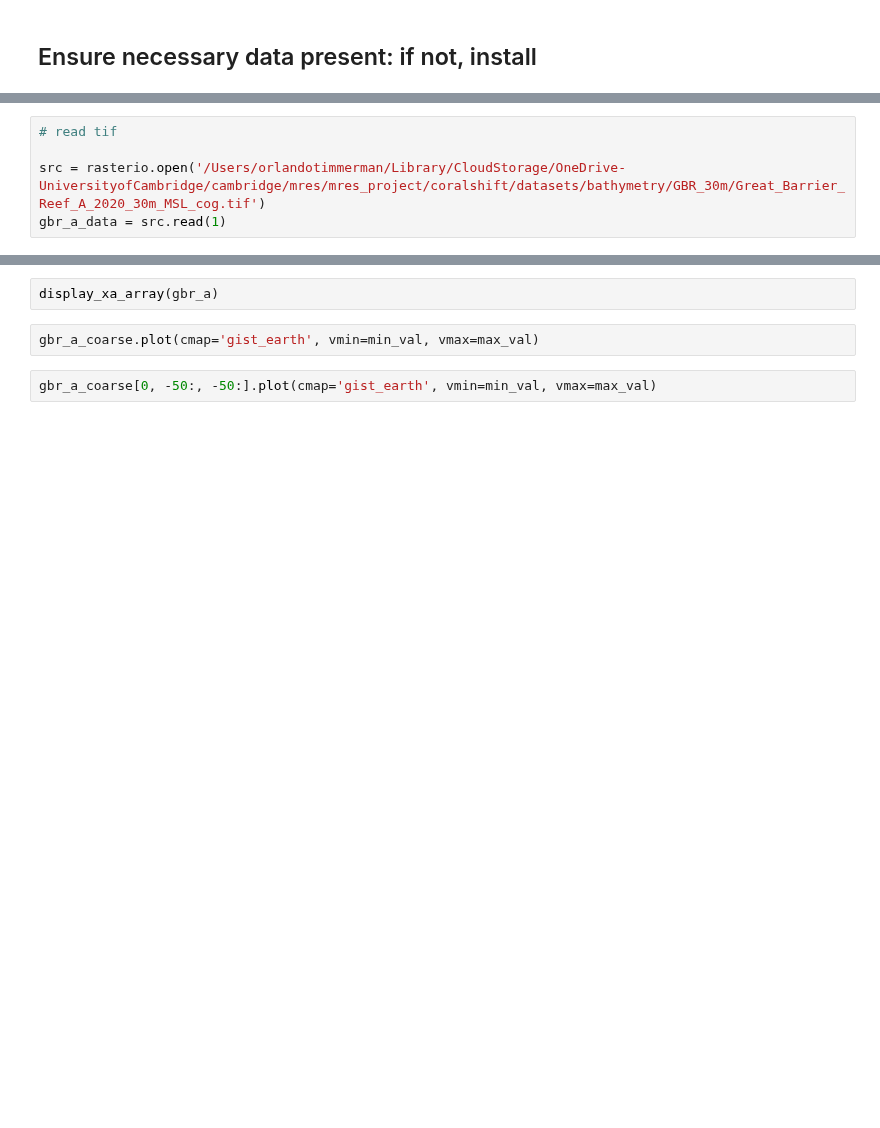
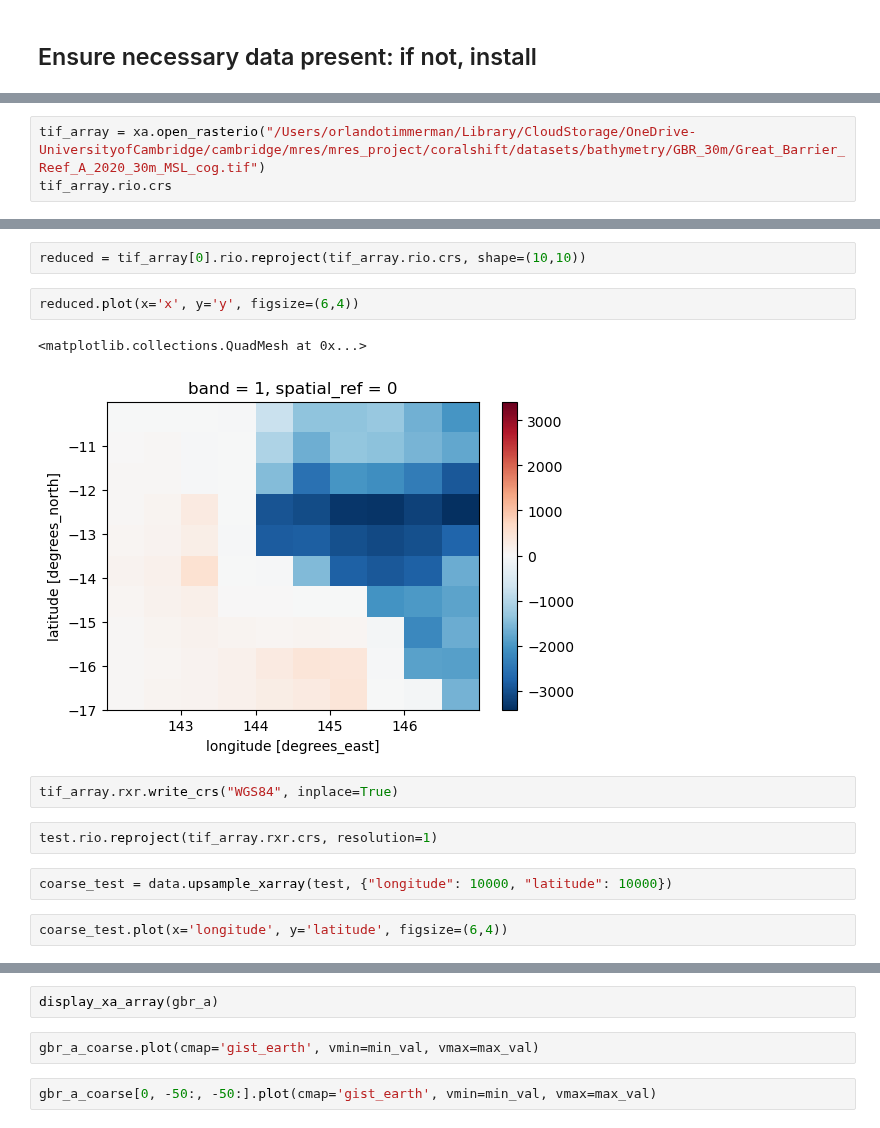
Before and after one commit to orlando-code/coralshift, a Jupyter notebook: notebooks/bathymetry.ipynb, the cells around one changed output, grey strips where cells are left out. Cells and saved outputs as stored; diff of their text form; blank space fills up the shorter version.

```diff
--- a/notebooks/bathymetry.ipynb
+++ b/notebooks/bathymetry.ipynb
@@ -37,5 +70,3 @@ KeyboardInterrupt:
 # %%
-# read tif
-
-src = rasterio.open('/Users/orlandotimmerman/Library/CloudStorage/OneDrive-UniversityofCambridge/cambridge/mres/mres_project/coralshift/datasets/bathymetry/GBR_30m/Great_Barrier_Reef_A_2020_30m_MSL_cog.tif')
-gbr_a_data = src.read(1)
+tif_array = xa.open_rasterio("/Users/orlandotimmerman/Library/CloudStorage/OneDrive-UniversityofCambridge/cambridge/mres/mres_project/coralshift/datasets/bathymetry/GBR_30m/Great_Barrier_Reef_A_2020_30m_MSL_cog.tif")
+tif_array.rio.crs
@@ -52,0 +111,15 @@ type(gbr_a_coarse.coords)
+# %%
+reduced = tif_array[0].rio.reproject(tif_array.rio.crs, shape=(10,10))
+# %%
+reduced.plot(x='x', y='y', figsize=(6,4))
+# %% [output]
+<matplotlib.collections.QuadMesh at 0x...>
+[figure, added]
+# %%
+tif_array.rxr.write_crs("WGS84", inplace=True)
+# %%
+test.rio.reproject(tif_array.rxr.crs, resolution=1)
+# %%
+coarse_test = data.upsample_xarray(test, {"longitude": 10000, "latitude": 10000})
+# %%
+coarse_test.plot(x='longitude', y='latitude', figsize=(6,4))
```
Also changed, not shown: parts of 29 cells of this notebook.
